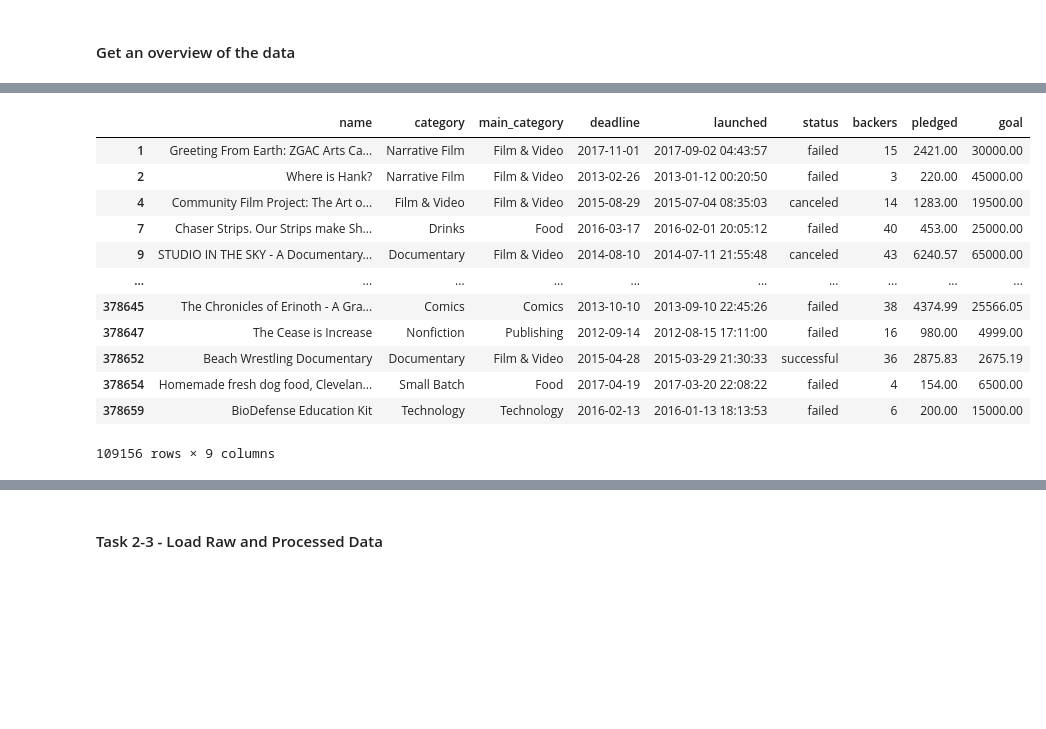
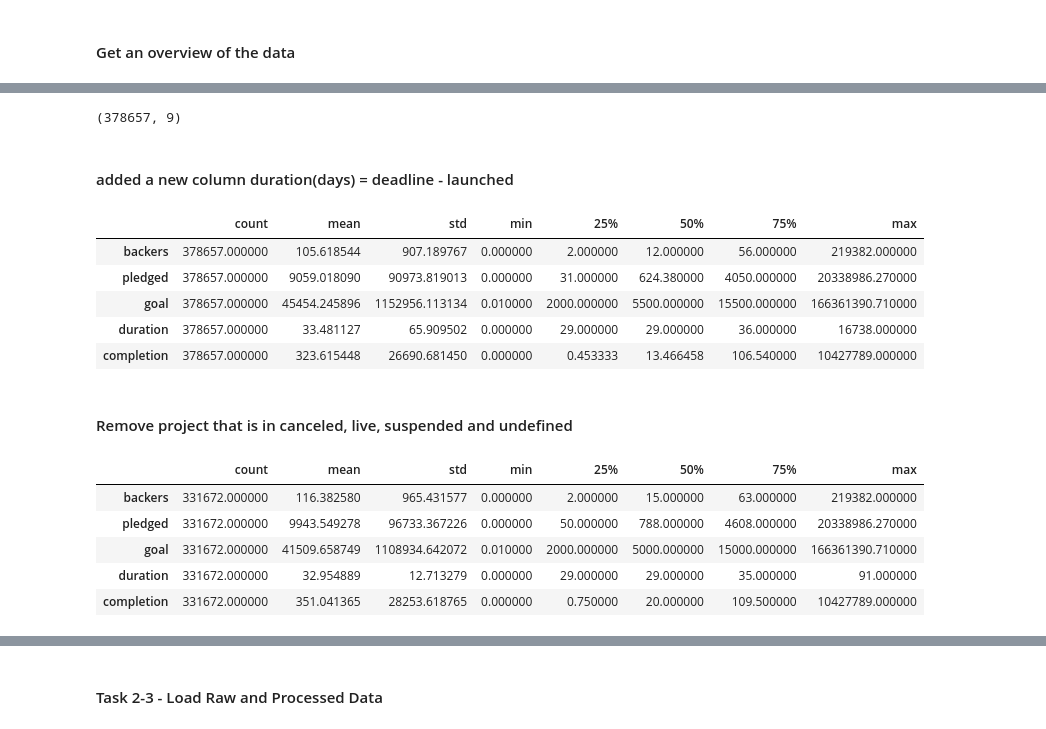
Before and after one commit to data301-2021-winter1/project-group07-project, a Jupyter notebook: notebooks/analysis2.ipynb, the cells around one changed output, grey strips where cells are left out. Drawn from its saved outputs; the diff is of its cells as text; code cells hidden in the pictures; blank space fills up the shorter version.

```diff
--- a/notebooks/analysis2.ipynb
+++ b/notebooks/analysis2.ipynb
@@ -57,8 +57,8 @@ dataset1.head()
 | 3 | ToshiCapital Rekordz Needs Help t... | Music | Music | 2012-04-16 | 2012-03-17 03:24:11 | failed | 1 | 1.0 | ... |
 | 4 | Community Film Project: The Art o... | Film & Video | Film & Video | 2015-08-29 | 2015-07-04 08:35:03 | canceled | 14 | 1283.0 | ... |
 # %%
-dataset2 = dataset1.dropna()
+dataset1 = dataset1.dropna()
 # %%
-dataset3 = dataset2.rename(columns={"usd_pledged_real": "pledged", "usd_goal_real": "goal", "state": "status"})
+dataset1 = dataset1.rename(columns={"usd_pledged_real": "pledged", "usd_goal_real": "goal", "state": "status"})
 # %% [markdown]
 #### Get an overview of the data
@@ -82,23 +95,42 @@ dataset3.describe(include='object').T
+# %%
+dataset1.shape
+# %% [output]
+(378657, 9)
+# %% [markdown]
+#### added a new column duration(days) = deadline - launched
+# %%
+dataset2 = dataset1.copy()
+dataset2['launched'] = pd.to_datetime(dataset2['launched'])
+dataset2['deadline'] = pd.to_datetime(dataset2['deadline'])
+dataset2['duration'] = (dataset2['deadline'] - dataset2['launched']).dt.days
+dataset2['completion'] = (dataset2['pledged'] / dataset2['goal'])*100
+# %%
+# check the duration columns data
+dataset2.describe().apply(lambda s: s.apply(lambda x: format(x, 'f'))).T
+# %% [output]
+|  | count | mean | std | min | 25% | 50% | 75% | max |
+| backers | 378657.000000 | 105.618544 | 907.189767 | 0.000000 | 2.000000 | 12.000000 | 56.000000 | 219382.000000 |
+| pledged | 378657.000000 | 9059.018090 | 90973.819013 | 0.000000 | 31.000000 | 624.380000 | 4050.000000 | 20338986.270000 |
+| goal | 378657.000000 | 45454.245896 | 1152956.113134 | 0.010000 | 2000.000000 | 5500.000000 | 15500.000000 | 166361390.710000 |
+| duration | 378657.000000 | 33.481127 | 65.909502 | 0.000000 | 29.000000 | 29.000000 | 36.000000 | 16738.000000 |
+| completion | 378657.000000 | 323.615448 | 26690.681450 | 0.000000 | 0.453333 | 13.466458 | 106.540000 | 10427789.000000 |
+# %% [markdown]
+#### Remove project that is in canceled, live, suspended and undefined
 # %%
 #Due to the large dataset, it is too slow to work with,
 #I have to reduce the rows inorder to get some progress within deadline
+#Only getting the data from goal between 25%-75%
+dataset2 = dataset2[(dataset2['status'] != 'canceled')
+                    & (dataset2['status'] != 'undefined')
+                    & (dataset2['status'] != 'live')
+                    & (dataset2['status'] != 'suspended')]
 
-dataset4 = dataset3[(dataset3['backers'] > 2)
-                    & (dataset3['backers'] < 56)
-                    & (dataset3['goal'] < 150000)
-                    & (dataset3['goal'] > 2000)]
-dataset4
+# check the duration columns data
+dataset2.describe().apply(lambda s: s.apply(lambda x: format(x, 'f'))).T
 # %% [output]
-|  | name | category | main_category | deadline | launched | status | backers | pledged | goal |
-| 1 | Greeting From Earth: ZGAC Arts Ca... | Narrative Film | Film & Video | 2017-11-01 | 2017-09-02 04:43:57 | failed | 15 | 2421.00 | 30000.00 |
-| 2 | Where is Hank? | Narrative Film | Film & Video | 2013-02-26 | 2013-01-12 00:20:50 | failed | 3 | 220.00 | 45000.00 |
-| 4 | Community Film Project: The Art o... | Film & Video | Film & Video | 2015-08-29 | 2015-07-04 08:35:03 | canceled | 14 | 1283.00 | 19500.00 |
-| 7 | Chaser Strips. Our Strips make Sh... | Drinks | Food | 2016-03-17 | 2016-02-01 20:05:12 | failed | 40 | 453.00 | 25000.00 |
-| 9 | STUDIO IN THE SKY - A Documentary... | Documentary | Film & Video | 2014-08-10 | 2014-07-11 21:55:48 | canceled | 43 | 6240.57 | 65000.00 |
-| ... | ... | ... | ... | ... | ... | ... | ... | ... | ... |
-| 378645 | The Chronicles of Erinoth - A Gra... | Comics | Comics | 2013-10-10 | 2013-09-10 22:45:26 | failed | 38 | 4374.99 | 25566.05 |
-| 378647 | The Cease is Increase | Nonfiction | Publishing | 2012-09-14 | 2012-08-15 17:11:00 | failed | 16 | 980.00 | 4999.00 |
-| 378652 | Beach Wrestling Documentary | Documentary | Film & Video | 2015-04-28 | 2015-03-29 21:30:33 | successful | 36 | 2875.83 | 2675.19 |
-| 378654 | Homemade fresh dog food, Clevelan... | Small Batch | Food | 2017-04-19 | 2017-03-20 22:08:22 | failed | 4 | 154.00 | 6500.00 |
-| 378659 | BioDefense Education Kit | Technology | Technology | 2016-02-13 | 2016-01-13 18:13:53 | failed | 6 | 200.00 | 15000.00 |
+|  | count | mean | std | min | 25% | 50% | 75% | max |
+| backers | 331672.000000 | 116.382580 | 965.431577 | 0.000000 | 2.000000 | 15.000000 | 63.000000 | 219382.000000 |
+| pledged | 331672.000000 | 9943.549278 | 96733.367226 | 0.000000 | 50.000000 | 788.000000 | 4608.000000 | 20338986.270000 |
+| goal | 331672.000000 | 41509.658749 | 1108934.642072 | 0.010000 | 2000.000000 | 5000.000000 | 15000.000000 | 166361390.710000 |
+| duration | 331672.000000 | 32.954889 | 12.713279 | 0.000000 | 29.000000 | 29.000000 | 35.000000 | 91.000000 |
+| completion | 331672.000000 | 351.041365 | 28253.618765 | 0.000000 | 0.750000 | 20.000000 | 109.500000 | 10427789.000000 |
-109156 rows × 9 columns
```
Also changed, not shown: parts of 22 cells of this notebook.
